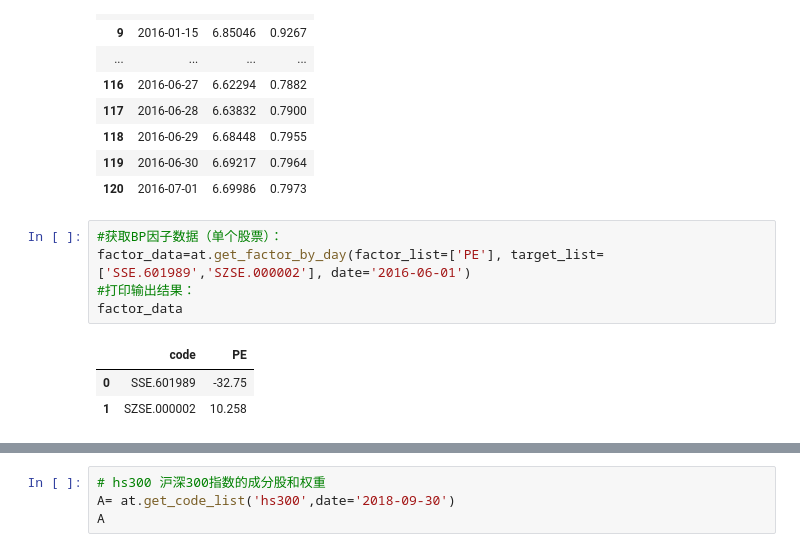
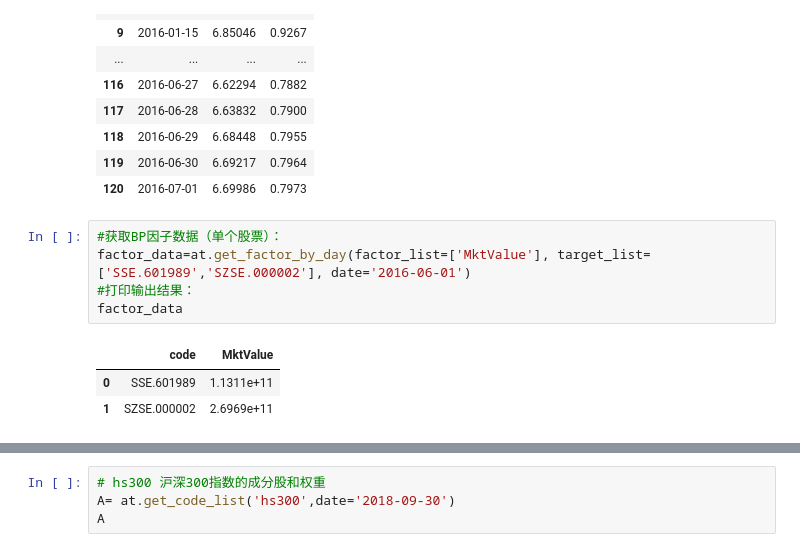
Before and after one commit to JoshuaQYH/TIDIBEI, a Jupyter notebook: data_exploration.ipynb, the cells around one changed output, grey strips where cells are left out. Saved outputs shown, nothing was run; the diff lists cells and outputs as text.

```diff
--- a/data_exploration.ipynb
+++ b/data_exploration.ipynb
@@ -31,11 +31,11 @@ factor_data
 | 120 | 2016-07-01 | 6.69986 | 0.7973 |
 # %%
 #获取BP因子数据（单个股票）：
-factor_data=at.get_factor_by_day(factor_list=['PE'], target_list=['SSE.601989','SZSE.000002'], date='2016-06-01')
+factor_data=at.get_factor_by_day(factor_list=['MktValue'], target_list=['SSE.601989','SZSE.000002'], date='2016-06-01')
 #打印输出结果：
 factor_data
 # %% [output]
-|  | code | PE |
-| 0 | SSE.601989 | -32.75 |
-| 1 | SZSE.000002 | 10.258 |
+|  | code | MktValue |
+| 0 | SSE.601989 | 1.1311e+11 |
+| 1 | SZSE.000002 | 2.6969e+11 |
 # %%
```
Also changed, not shown: parts of 2 cells of this notebook, 4 other files.
